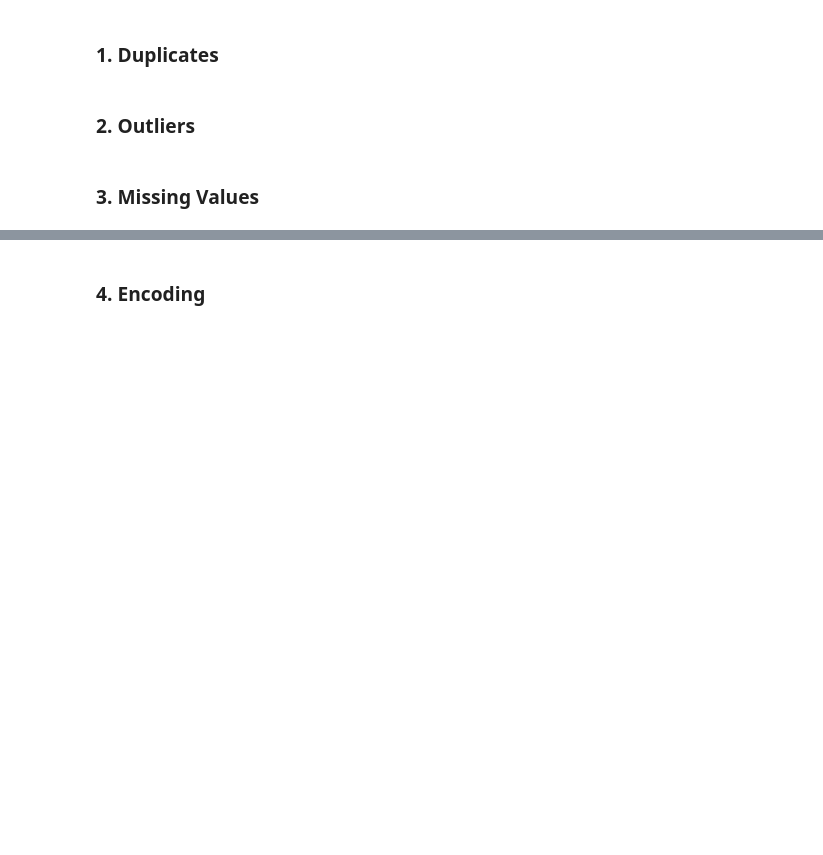
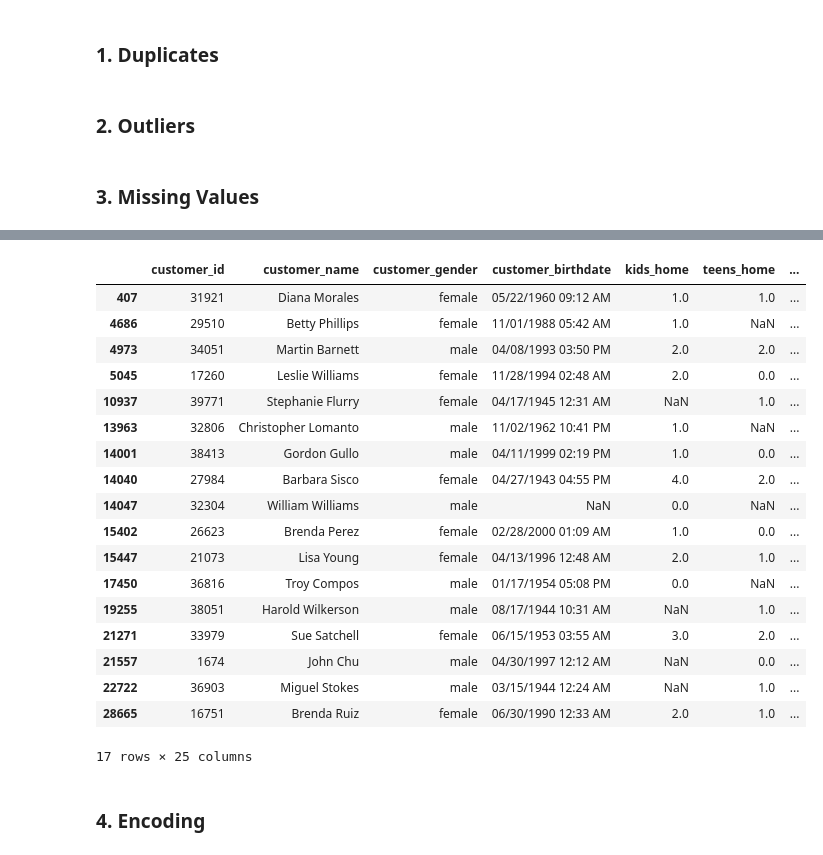
Before and after one commit to beatrizmarques2005/customer_segmentation, a Jupyter notebook: notebook_testing/preprocessing.ipynb, the cells around one changed output, grey strips where cells are left out. Saved outputs shown, nothing was run; the diff lists cells and outputs as text; code cells hidden in the pictures; blank space fills up the shorter version.

```diff
--- a/notebook_testing/preprocessing.ipynb
+++ b/notebook_testing/preprocessing.ipynb
@@ -77,2 +137,24 @@ cus
+# %%
+customer_info[customer_info.isna().sum(axis=1) == 4]
+# %% [output]
+|  | customer_id | customer_name | customer_gender | customer_birthdate | kids_home | teens_home | ... |
+| 407 | 31921 | Diana Morales | female | 05/22/1960 09:12 AM | 1.0 | 1.0 | ... |
+| 4686 | 29510 | Betty Phillips | female | 11/01/1988 05:42 AM | 1.0 | NaN | ... |
+| 4973 | 34051 | Martin Barnett | male | 04/08/1993 03:50 PM | 2.0 | 2.0 | ... |
+| 5045 | 17260 | Leslie Williams | female | 11/28/1994 02:48 AM | 2.0 | 0.0 | ... |
+| 10937 | 39771 | Stephanie Flurry | female | 04/17/1945 12:31 AM | NaN | 1.0 | ... |
+| 13963 | 32806 | Christopher Lomanto | male | 11/02/1962 10:41 PM | 1.0 | NaN | ... |
+| 14001 | 38413 | Gordon Gullo | male | 04/11/1999 02:19 PM | 1.0 | 0.0 | ... |
+| 14040 | 27984 | Barbara Sisco | female | 04/27/1943 04:55 PM | 4.0 | 2.0 | ... |
+| 14047 | 32304 | William Williams | male | NaN | 0.0 | NaN | ... |
+| 15402 | 26623 | Brenda Perez | female | 02/28/2000 01:09 AM | 1.0 | 0.0 | ... |
+| 15447 | 21073 | Lisa Young | female | 04/13/1996 12:48 AM | 2.0 | 1.0 | ... |
+| 17450 | 36816 | Troy Compos | male | 01/17/1954 05:08 PM | 0.0 | NaN | ... |
+| 19255 | 38051 | Harold Wilkerson | male | 08/17/1944 10:31 AM | NaN | 1.0 | ... |
+| 21271 | 33979 | Sue Satchell | female | 06/15/1953 03:55 AM | 3.0 | 2.0 | ... |
+| 21557 | 1674 | John Chu | male | 04/30/1997 12:12 AM | NaN | 0.0 | ... |
+| 22722 | 36903 | Miguel Stokes | male | 03/15/1944 12:24 AM | NaN | 1.0 | ... |
+| 28665 | 16751 | Brenda Ruiz | female | 06/30/1990 12:33 AM | 2.0 | 1.0 | ... |
+17 rows × 25 columns
 # %% [markdown]
 ### 4. Encoding
```
Also changed, not shown: parts of 9 cells of this notebook.
